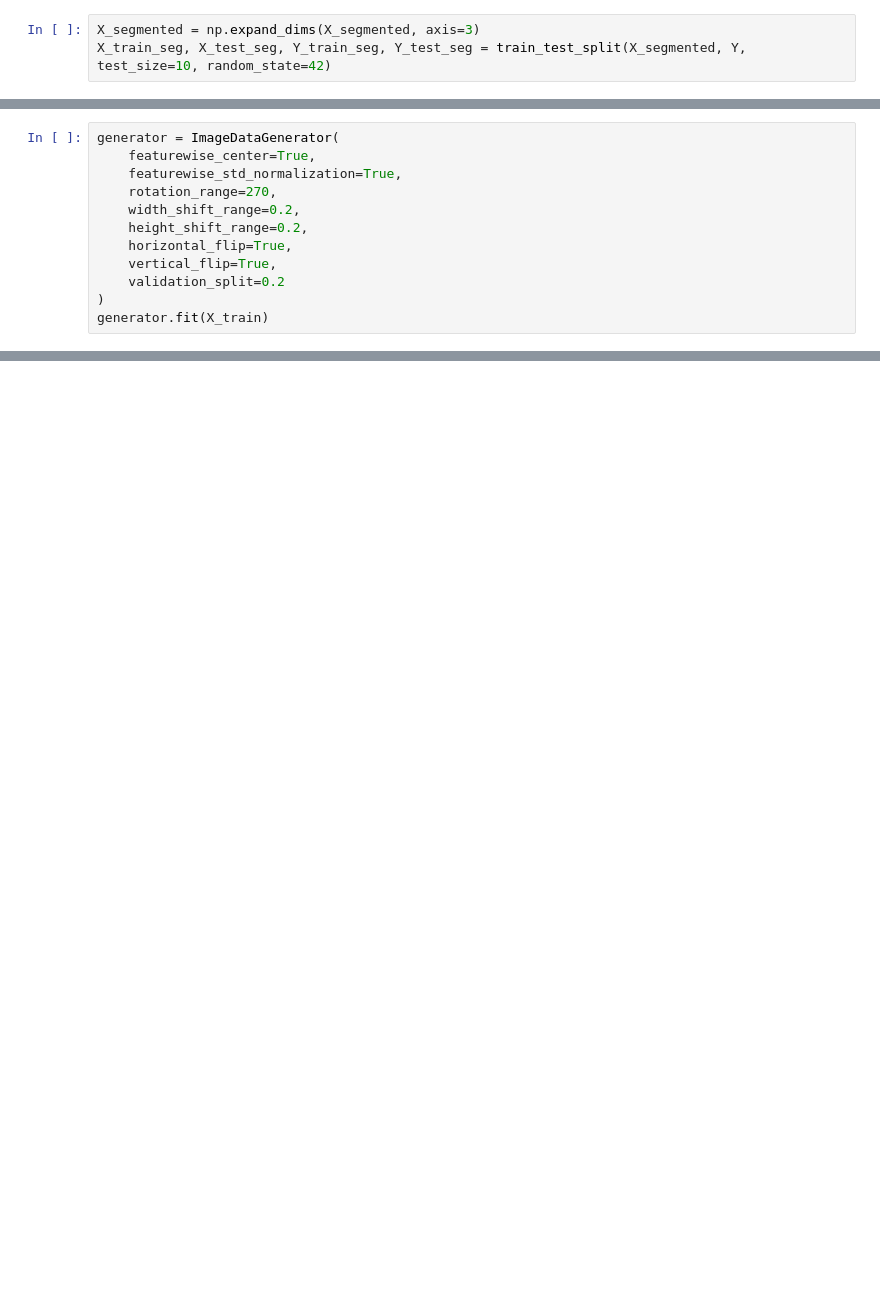
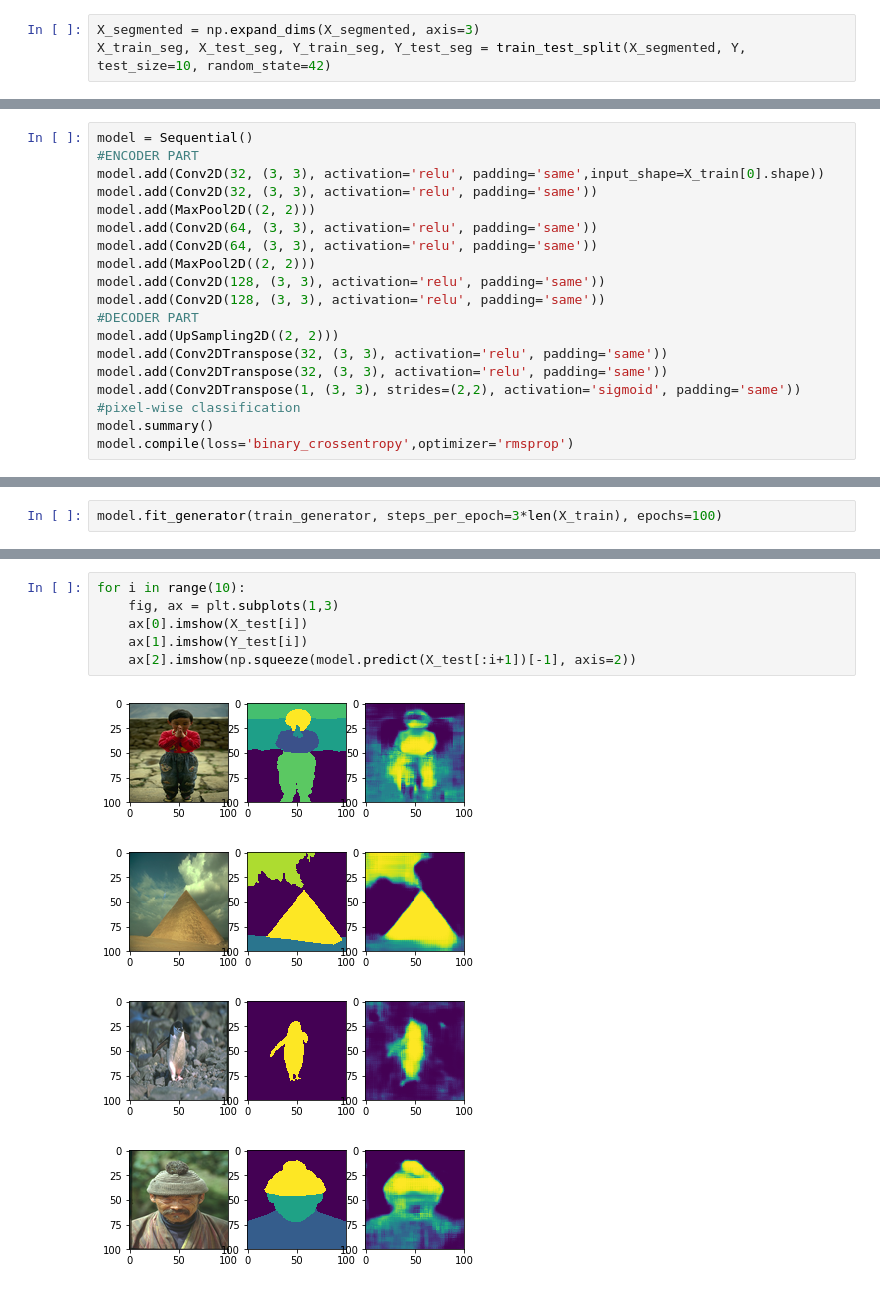
Before and after one commit to AHRojo/ann2, a Jupyter notebook: Pregunta_2.ipynb, the cells around one changed output, grey strips where cells are left out. Saved outputs shown, nothing was run; the diff lists cells and outputs as text; blank space fills up the shorter version.

```diff
--- a/Pregunta_2.ipynb
+++ b/Pregunta_2.ipynb
@@ -266,12 +265,0 @@ print('[TEST] Recall\t\t%s' % recall_test)
-# %%
-generator = ImageDataGenerator(
-    featurewise_center=True,
-    featurewise_std_normalization=True,
-    rotation_range=270,
-    width_shift_range=0.2,
-    height_shift_range=0.2,
-    horizontal_flip=True,
-    vertical_flip=True,
-    validation_split=0.2
-)
-generator.fit(X_train)
@@ -277,0 +291,18 @@ generator.fit(X_train)
+# %%
+model = Sequential()
+#ENCODER PART
+model.add(Conv2D(32, (3, 3), activation='relu', padding='same',input_shape=X_train[0].shape))
+model.add(Conv2D(32, (3, 3), activation='relu', padding='same'))
+model.add(MaxPool2D((2, 2)))
+model.add(Conv2D(64, (3, 3), activation='relu', padding='same'))
+model.add(Conv2D(64, (3, 3), activation='relu', padding='same'))
+model.add(MaxPool2D((2, 2)))
+model.add(Conv2D(128, (3, 3), activation='relu', padding='same'))
+model.add(Conv2D(128, (3, 3), activation='relu', padding='same'))
+#DECODER PART
+model.add(UpSampling2D((2, 2)))
+model.add(Conv2DTranspose(32, (3, 3), activation='relu', padding='same'))
+model.add(Conv2DTranspose(32, (3, 3), activation='relu', padding='same'))
+model.add(Conv2DTranspose(1, (3, 3), strides=(2,2), activation='sigmoid', padding='same')) #pixel-wise classification
+model.summary()
+model.compile(loss='binary_crossentropy',optimizer='rmsprop')
@@ -277,0 +327,2 @@ generator.fit(X_train)
+# %%
+model.fit_generator(train_generator, steps_per_epoch=3*len(X_train), epochs=100)
@@ -277,0 +343,11 @@ generator.fit(X_train)
+# %%
+for i in range(10):
+    fig, ax = plt.subplots(1,3)
+    ax[0].imshow(X_test[i])
+    ax[1].imshow(Y_test[i])
+    ax[2].imshow(np.squeeze(model.predict(X_test[:i+1])[-1], axis=2))
+# %% [output]
+[figure, added]
+[figure, added]
+[figure, added]
+[figure, added]
```
Also changed, not shown: parts of 13 cells of this notebook.
